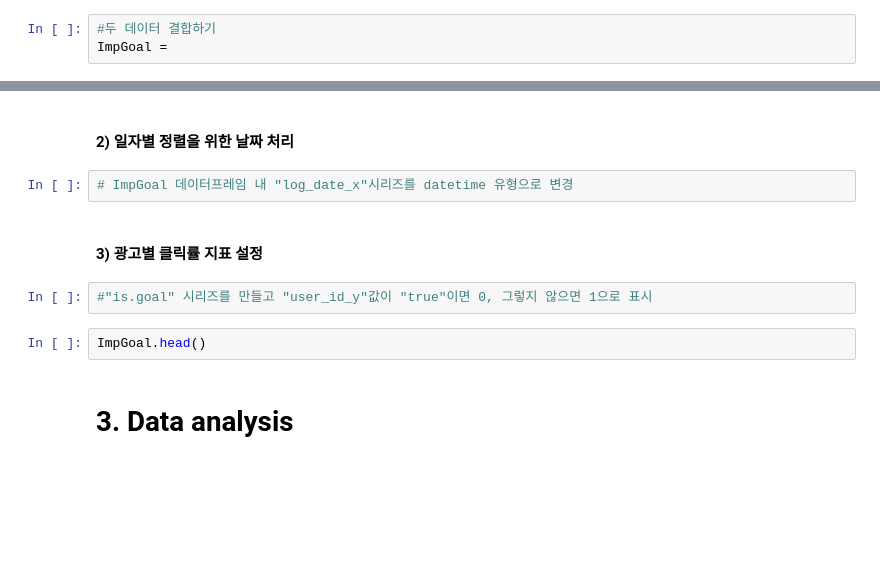
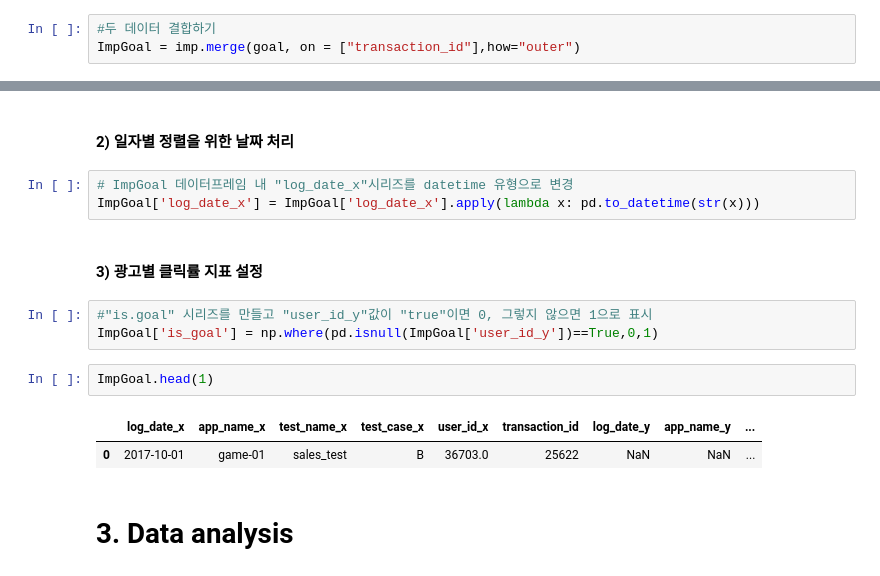
Before and after one commit to vlwkajrrhtlvek/jaesunfile, a Jupyter notebook: 데이터 분석 1/2. 어떤 광고가 반응이 더 좋은가-student.ipynb, the cells around one changed output, grey strips where cells are left out. Drawn from its saved outputs; the diff is of its cells as text; blank space fills up the shorter version.

```diff
--- a/데이터 분석 1/2. 어떤 광고가 반응이 더 좋은가-student.ipynb
+++ b/데이터 분석 1/2. 어떤 광고가 반응이 더 좋은가-student.ipynb
@@ -37,4 +45,4 @@ goal.head()
 #### 1) 각 데이터들을 결합
 # %%
 #두 데이터 결합하기
-ImpGoal =
+ImpGoal = imp.merge(goal, on = ["transaction_id"],how="outer")
@@ -42,12 +59,17 @@ ImpGoal =
 #### 2) 일자별 정렬을 위한 날짜 처리
 # %%
 # ImpGoal 데이터프레임 내 "log_date_x"시리즈를 datetime 유형으로 변경
+ImpGoal['log_date_x'] = ImpGoal['log_date_x'].apply(lambda x: pd.to_datetime(str(x)))
 # %% [markdown]
 #### 3) 광고별 클릭률 지표 설정
 # %%
 #"is.goal" 시리즈를 만들고 "user_id_y"값이 "true"이면 0, 그렇지 않으면 1으로 표시
+ImpGoal['is_goal'] = np.where(pd.isnull(ImpGoal['user_id_y'])==True,0,1)
 # %%
-ImpGoal.head()
+ImpGoal.head(1)
+# %% [output]
+|  | log_date_x | app_name_x | test_name_x | test_case_x | user_id_x | transaction_id | log_date_y | app_name_y | ... |
+| 0 | 2017-10-01 | game-01 | sales_test | B | 36703.0 | 25622 | NaN | NaN | ... |
 # %% [markdown]
 # 3. Data analysis
 # %% [markdown]
```
Also changed, not shown: parts of 11 cells of this notebook.
